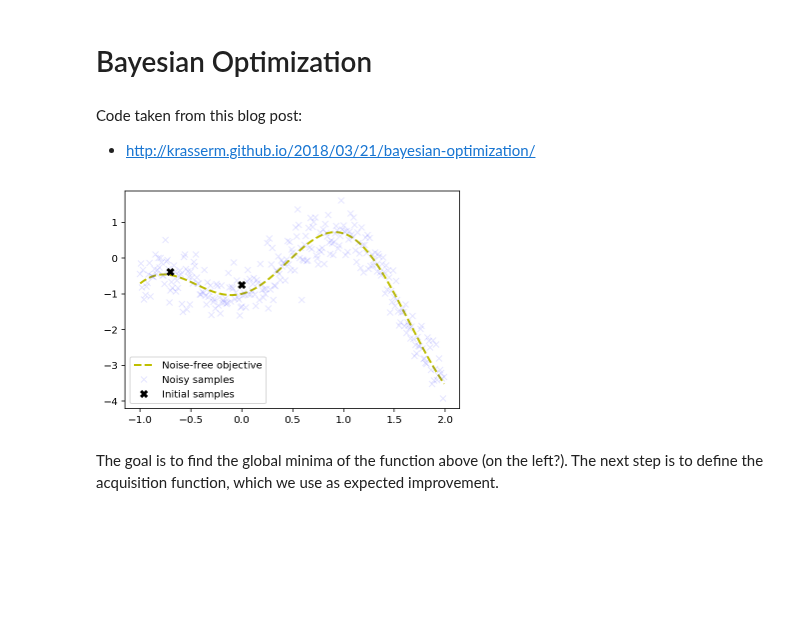
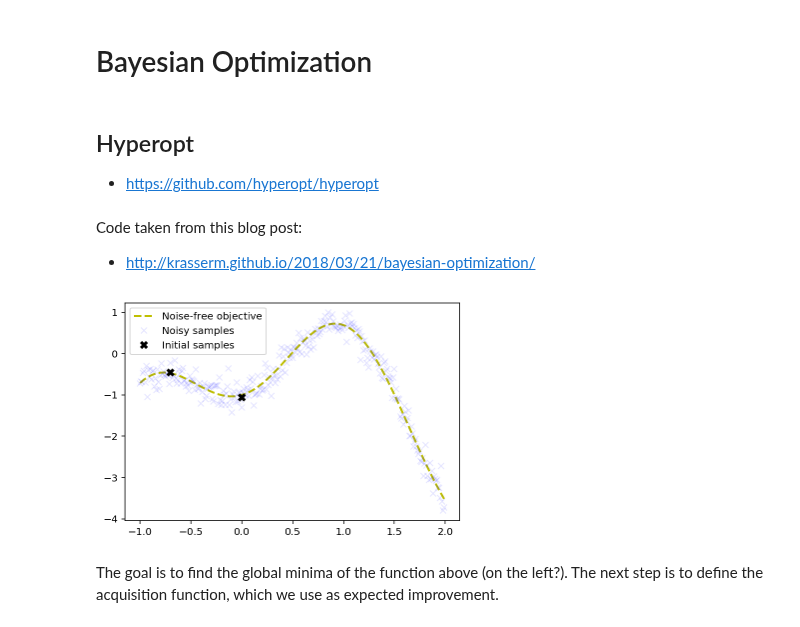
Before and after one commit to jramkiss/jramkiss.github.io, a Jupyter notebook: _posts/notebooks/bayesian_optimization_init.ipynb, the cells around one changed output. Saved outputs shown, nothing was run; the diff lists cells and outputs as text; code cells hidden in the pictures; blank space fills up the shorter version.

```diff
--- a/_posts/notebooks/bayesian_optimization_init.ipynb
+++ b/_posts/notebooks/bayesian_optimization_init.ipynb
@@ -1,5 +1,9 @@
 # %% [markdown]
 # Bayesian Optimization
+# %% [markdown]
+## Hyperopt
+
+- https://github.com/hyperopt/hyperopt
 # %% [markdown]
 Code taken from this blog post:
 - http://krasserm.github.io/2018/03/21/bayesian-optimization/
@@ -57,28 +61,28 @@ def plot_convergence(X_sample, Y_sample, n_init=2):
     plt.title('Value of best selected sample')
 # %%
 bounds = np.array([[-1.0, 2.0]])
-noise = 0.4
+noise = 0.2
 
 # analytical solution to the function we want to optimize
 def f(X, noise=noise):
     return -np.cos(3*X) - X**2 + 0.7*X + noise * np.random.randn(*X.shape)
 
 X_init = np.array([[-0.7], [0]])
 Y_init = f(X_init)
 
 # Dense grid of points within bounds
 X = np.arange(bounds[:, 0], bounds[:, 1], 0.01).reshape(-1, 1)
 
 # Noise-free objective function values at X
 Y = f(X,0)
 
 # Plot optimization objective with noise level
 plt.plot(X, Y, 'y--', lw=2, label='Noise-free objective')
 plt.plot(X, f(X), 'bx', lw=1, alpha=0.1, label='Noisy samples')
 plt.plot(X_init, Y_init, 'kx', mew=3, label='Initial samples')
 plt.legend();
 # %% [output]
-[figure, old version]
+[figure, new version]
 # %% [markdown]
 The goal is to find the global minima of the function above (on the left?). The next step is to define the acquisition function, which we use as expected improvement.
 # %%
```
Also changed, not shown: parts of 3 cells of this notebook, 3 other files.
